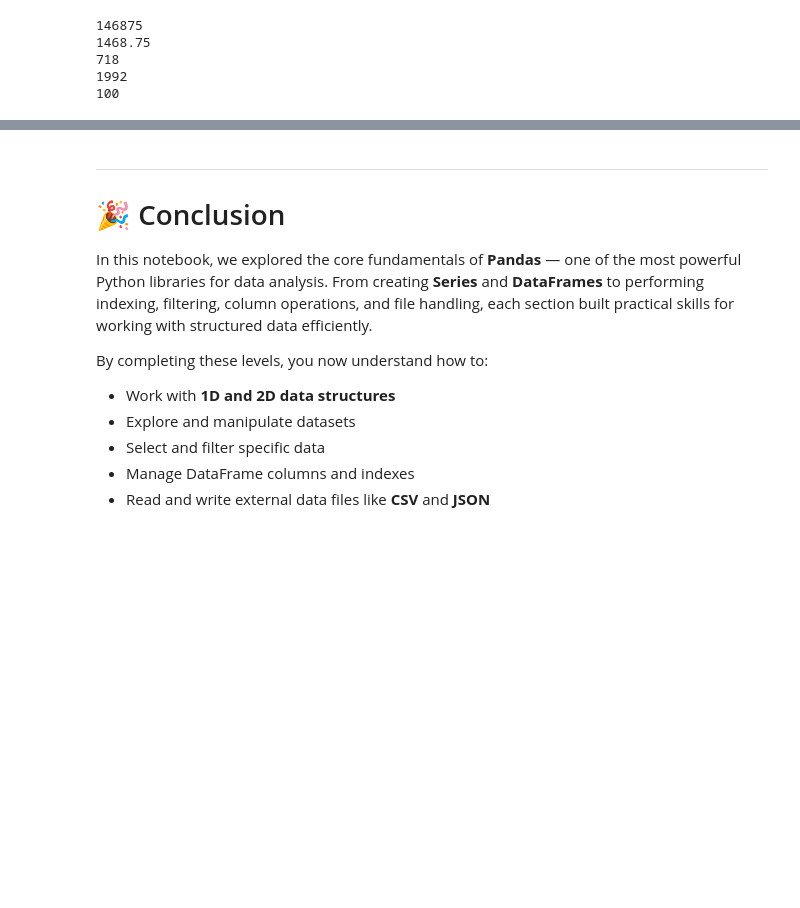
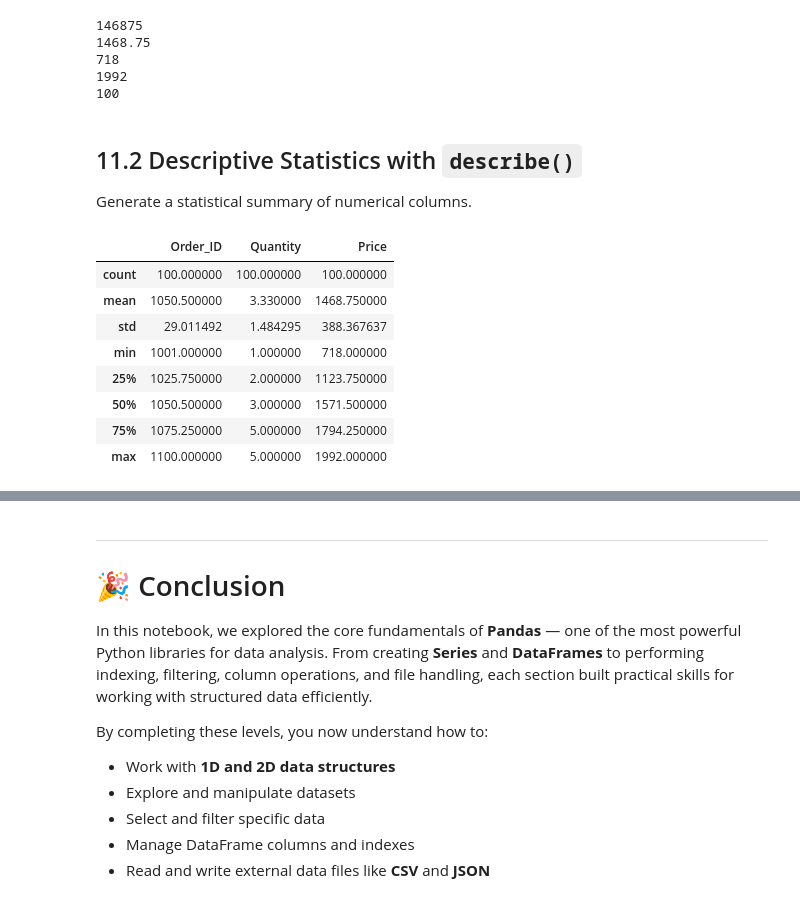
Before and after one commit to ahmedfakhar747/pandas-for-data-science, a Jupyter notebook: pandas_basics_from_zero_to_hero.ipynb, the cells around one changed output, grey strips where cells are left out. Cells and saved outputs as stored; diff of their text form; code cells hidden in the pictures; blank space fills up the shorter version.

Commit message:
Kaggle Notebook | 🐼 Pandas 01 — Series, DataFrames & CSV | Version 17

```diff
--- a/pandas_basics_from_zero_to_hero.ipynb
+++ b/pandas_basics_from_zero_to_hero.ipynb
@@ -760,3 +760,18 @@ print(iPhoneData["Price"].count())
 718
 1992
 100
+# %% [markdown]
+## 11.2 Descriptive Statistics with `describe()`
+Generate a statistical summary of numerical columns.
+# %%
+iPhoneData.describe()
+# %% [output]
+|  | Order_ID | Quantity | Price |
+| count | 100.000000 | 100.000000 | 100.000000 |
+| mean | 1050.500000 | 3.330000 | 1468.750000 |
+| std | 29.011492 | 1.484295 | 388.367637 |
+| min | 1001.000000 | 1.000000 | 718.000000 |
+| 25% | 1025.750000 | 2.000000 | 1123.750000 |
+| 50% | 1050.500000 | 3.000000 | 1571.500000 |
+| 75% | 1075.250000 | 5.000000 | 1794.250000 |
+| max | 1100.000000 | 5.000000 | 1992.000000 |
```
Also changed, not shown: parts of 28 cells of this notebook.
